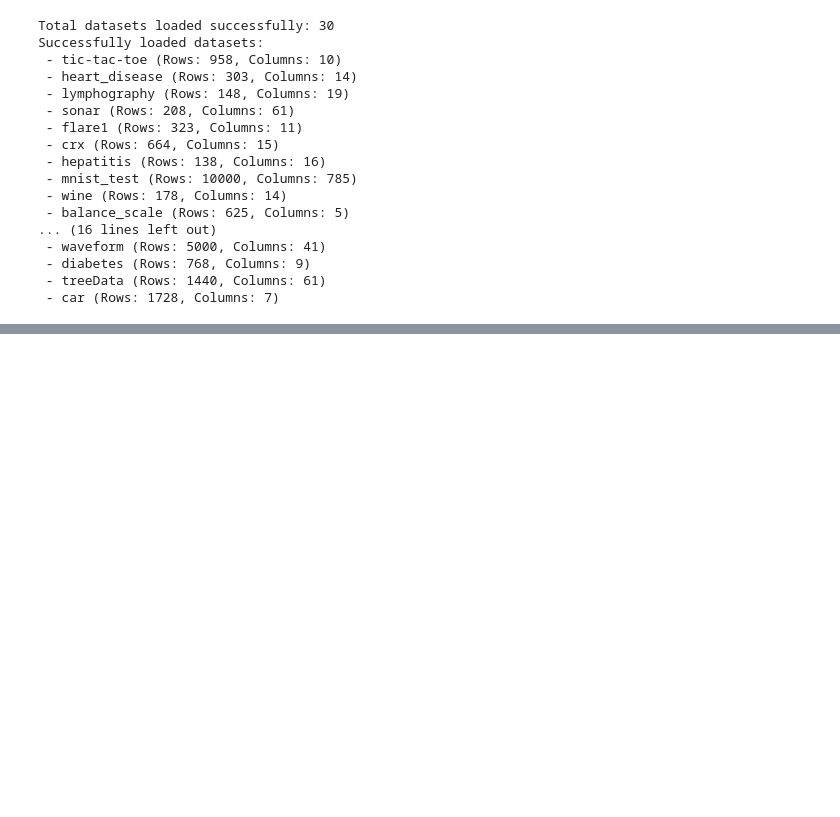
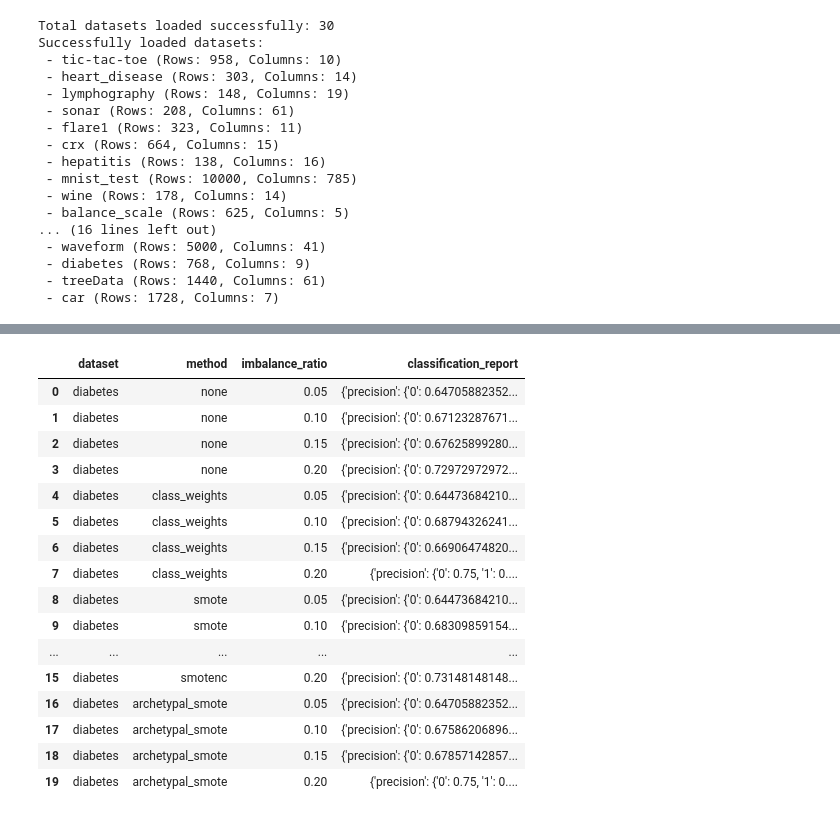
Before and after one commit to rhodes-byu/RF-Overample, a Jupyter notebook: UpsampleMethodHandler.ipynb, the cells around one changed output, grey strips where cells are left out. Drawn from its saved outputs; the diff is of its cells as text; code cells hidden in the pictures; blank space fills up the shorter version.

Commit message:
new framework

```diff
--- a/UpsampleMethodHandler.ipynb
+++ b/UpsampleMethodHandler.ipynb
@@ -125,12 +123,10 @@ class ImbalanceHandler:
         self.random_state = random_state
 
     def apply_resampling(self, df, n_samples):
-        """Safely resamples the given DataFrame to ensure valid sample size."""
-        n_samples = max(1, min(n_samples, len(df)))  # Ensure at least 1 sample but not more than available
+        n_samples = max(1, min(n_samples, len(df)))
         return resample(df, replace=False, n_samples=n_samples, random_state=self.random_state)
 
     def introduce_imbalance(self):
-        """Introduces class imbalance while ensuring divisibility by batch_size."""
         print(f"\nApplying imbalance ratio: {self.imbalance_ratio:.2f}")
 
         # Combine features & labels
@@ -180,14 +176,11 @@ class ImbalanceHandler:
             for _ in range(max_iterations)
         ]
 
-        # Combine and shuffle
         imbalanced_train_df = pd.concat(final_samples).sample(frac=1, random_state=self.random_state).reset_index(drop=True)
 
         print(f"\nNew Class Distribution:\n{imbalanced_train_df[self.y_train.name].value_counts().to_string()}")
 
         return imbalanced_train_df.drop(columns=[self.y_train.name]), imbalanced_train_df[self.y_train.name]
-
-    # Percentage of minority class for archetypal analysis.(number of archetypes). (percentage)
 # %%
 class ResamplingHandler:
     def __init__(self, x_train, y_train, random_state=42):
@@ -202,13 +195,14 @@ class ResamplingHandler:
         return x_resampled, y_resampled
 
     def apply_adasyn(self):
-        """Applies ADASYN and returns the resampled dataset."""
-        adasyn = ADASYN(random_state=self.random_state)
+        """Applies ADASYN with a lower number of neighbors and returns the resampled dataset."""
+        adasyn = ADASYN(random_state=self.random_state, n_neighbors=30)
         x_resampled, y_resampled = adasyn.fit_resample(self.x_train, self.y_train)
         return x_resampled, y_resampled
 
-    def apply_random_undersampling(self):
-        """Applies Random Undersampling and returns the resampled dataset."""
-        rus = RandomUnderSampler(random_state=self.random_state)
-        x_resampled, y_resampled = rus.fit_resample(self.x_train, self.y_train)
+
+    def apply_smotenc(self, categorical_features):
+        """Applies SMOTENC and returns the resampled dataset."""
+        smotenc = SMOTENC(categorical_features=categorical_features, random_state=self.random_state)
+        x_resampled, y_resampled = smotenc.fit_resample(self.x_train, self.y_train)
         return x_resampled, y_resampled
@@ -1147,0 +400,8 @@ NameError: name 'sns' is not defined
+# %%
+datasets1 = {"diabetes": datasets["diabetes"]}
+methods = ["none", "class_weights", "smote", "smotenc", "archetypal_smote"]
+imbalance_ratios = [0.05, 0.1, 0.15, 0.2]
+# "adasyn"
+
+runner = ExperimentRunner(categorical_features=[1, 6])
+results_df = runner.run_multiple_configs(datasets1, methods, imbalance_ratios)
@@ -1147,0 +410,20 @@ NameError: name 'sns' is not defined
+# %%
+results_df
+# %% [output]
+|  | dataset | method | imbalance_ratio | classification_report |
+| 0 | diabetes | none | 0.05 | {'precision': {'0': 0.64705882352... |
+| 1 | diabetes | none | 0.10 | {'precision': {'0': 0.67123287671... |
+| 2 | diabetes | none | 0.15 | {'precision': {'0': 0.67625899280... |
+| 3 | diabetes | none | 0.20 | {'precision': {'0': 0.72972972972... |
+| 4 | diabetes | class_weights | 0.05 | {'precision': {'0': 0.64473684210... |
+| 5 | diabetes | class_weights | 0.10 | {'precision': {'0': 0.68794326241... |
+| 6 | diabetes | class_weights | 0.15 | {'precision': {'0': 0.66906474820... |
+| 7 | diabetes | class_weights | 0.20 | {'precision': {'0': 0.75, '1': 0.... |
+| 8 | diabetes | smote | 0.05 | {'precision': {'0': 0.64473684210... |
+| 9 | diabetes | smote | 0.10 | {'precision': {'0': 0.68309859154... |
+| ... | ... | ... | ... | ... |
+| 15 | diabetes | smotenc | 0.20 | {'precision': {'0': 0.73148148148... |
+| 16 | diabetes | archetypal_smote | 0.05 | {'precision': {'0': 0.64705882352... |
+| 17 | diabetes | archetypal_smote | 0.10 | {'precision': {'0': 0.67586206896... |
+| 18 | diabetes | archetypal_smote | 0.15 | {'precision': {'0': 0.67857142857... |
+| 19 | diabetes | archetypal_smote | 0.20 | {'precision': {'0': 0.75, '1': 0.... |
```
Also changed, not shown: parts of 18 cells of this notebook, 24 other files.
